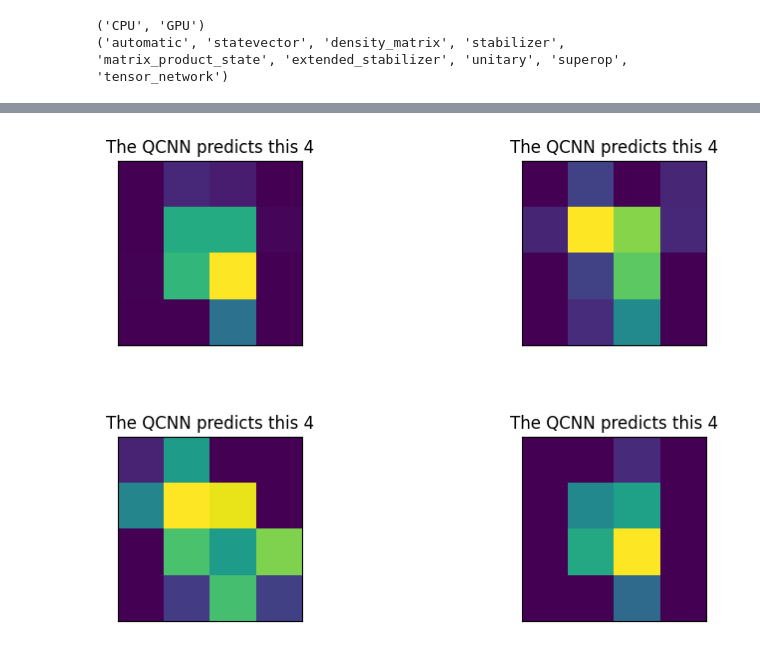
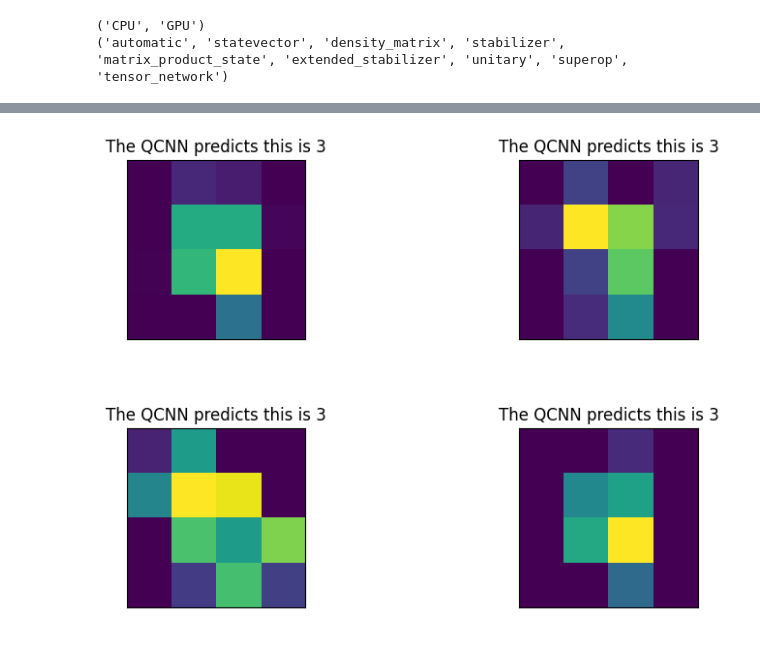
Before and after one commit to hmk55555/QCNN-Research, a Jupyter notebook: GPU/V1 (2-Class, C1)/Classifier 2 Class Circuit 1 (1-qubit)/(i) Classifer2ClassCircuit1_MSE.ipynb, the cells around one changed output, grey strips where cells are left out. Drawn from its saved outputs; the diff is of its cells as text; code cells hidden in the pictures.

```diff
--- a/GPU/V1 (2-Class, C1)/Classifier 2 Class Circuit 1 (1-qubit)/(i) Classifer2ClassCircuit1_MSE.ipynb
+++ b/GPU/V1 (2-Class, C1)/Classifier 2 Class Circuit 1 (1-qubit)/(i) Classifer2ClassCircuit1_MSE.ipynb
@@ -499,14 +517,14 @@ print(cpt_weights, cpt_train, cpt_test)
 # %%
 fig, ax = plt.subplots(2, 2, figsize=(10, 6), subplot_kw={"xticks": [], "yticks": []})
 for i in range(0, 4):
     ax[i // 2, i % 2].imshow(x1[i].reshape(4, 4), aspect="equal")
+    if y_predict[i] == 0:
+        ax[i // 2, i % 2].set_title("The QCNN predicts this is 3")
     if y_predict[i] == 1:
-        ax[i // 2, i % 2].set_title("The QCNN predicts this is 3")
-    if y_predict[i] == -1:
         ax[i // 2, i % 2].set_title("The QCNN predicts this 4")
 plt.subplots_adjust(wspace=0.1, hspace=0.5)
 # %% [output]
-[figure, old version]
+[figure, new version]
 # %%
 # Printing Actual Data
 y1[:1000]
```
Also changed, not shown: parts of 8 cells of this notebook, 4 other files.
